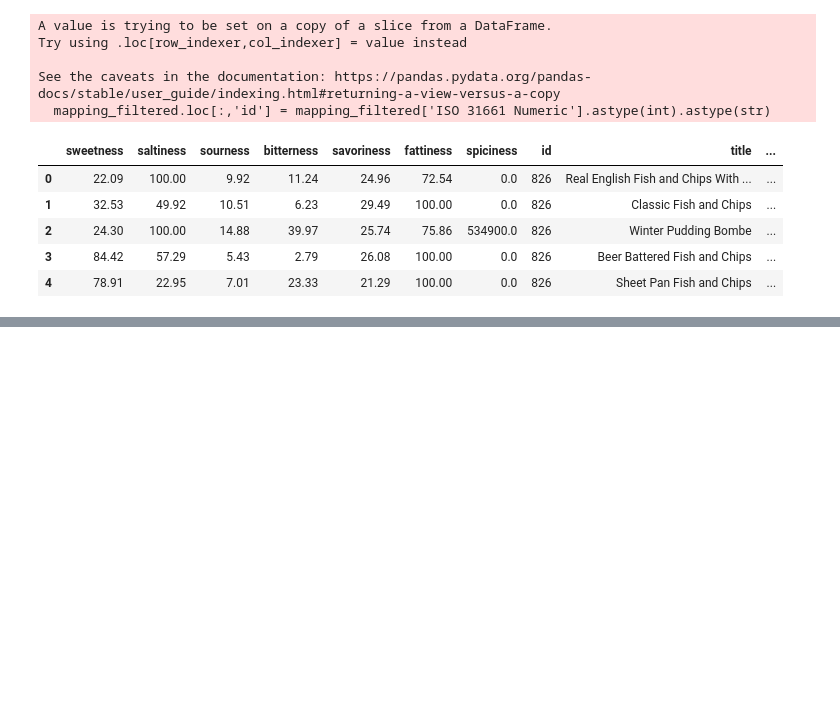
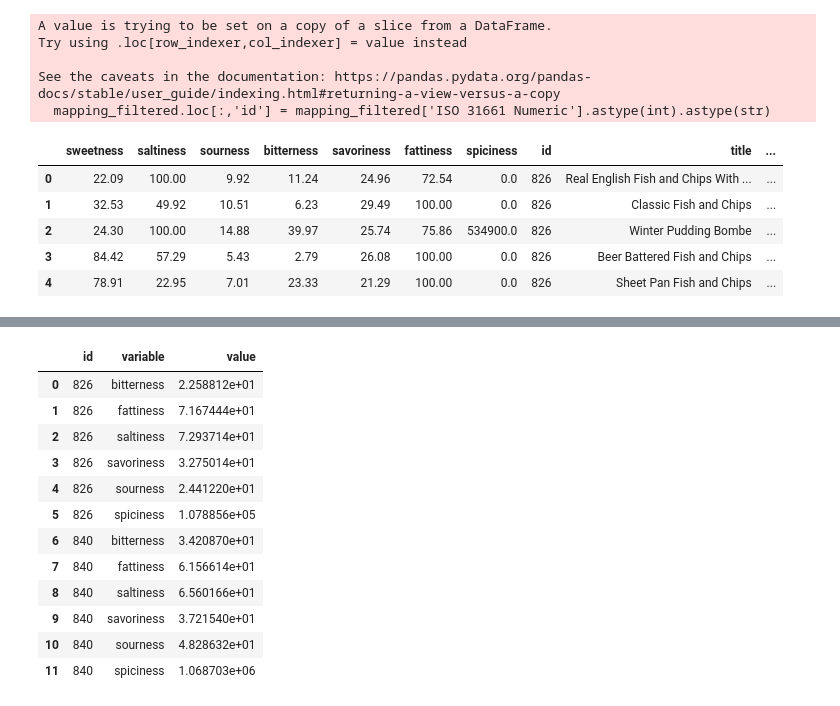
Before and after one commit to CodyBurker/Recipe-Radar, a Jupyter notebook: Map.ipynb, the cells around one changed output, grey strips where cells are left out. Saved outputs shown, nothing was run; the diff lists cells and outputs as text; code cells hidden in the pictures; blank space fills up the shorter version.

```diff
--- a/Map.ipynb
+++ b/Map.ipynb
@@ -61,3 +61,33 @@ alt.Chart(source).mark_geoshape(
 ).properties(width=600, height=400).configure_view(stroke=None)
 # %% [output]
 [interactive output not drawn]
+# %%
+# Same as above, but with a filter for the flavor
+
+# Keep first 8 columns of mapping_filtered
+mapping_filtered_flavor = mapping_filtered[mapping_filtered.columns[0:8]]
+
+
+mapping_filtered_flavor_pivoted = pd.melt(mapping_filtered_flavor, id_vars='id', value_vars=mapping_filtered_flavor.columns[1:8])
+# Melt with 'id' as key
+# %%
+# Take average of value by id, variabl
+averaged = mapping_filtered_flavor_pivoted.groupby(['id','variable']).mean()
+# Reset hierarchical index
+averaged = averaged.reset_index()
+# %%
+averaged
+# %% [output]
+|  | id | variable | value |
+| 0 | 826 | bitterness | 2.258812e+01 |
+| 1 | 826 | fattiness | 7.167444e+01 |
+| 2 | 826 | saltiness | 7.293714e+01 |
+| 3 | 826 | savoriness | 3.275014e+01 |
+| 4 | 826 | sourness | 2.441220e+01 |
+| 5 | 826 | spiciness | 1.078856e+05 |
+| 6 | 840 | bitterness | 3.420870e+01 |
+| 7 | 840 | fattiness | 6.156614e+01 |
+| 8 | 840 | saltiness | 6.560166e+01 |
+| 9 | 840 | savoriness | 3.721540e+01 |
+| 10 | 840 | sourness | 4.828632e+01 |
+| 11 | 840 | spiciness | 1.068703e+06 |
```
Also changed, not shown: parts of 1 cell of this notebook.
